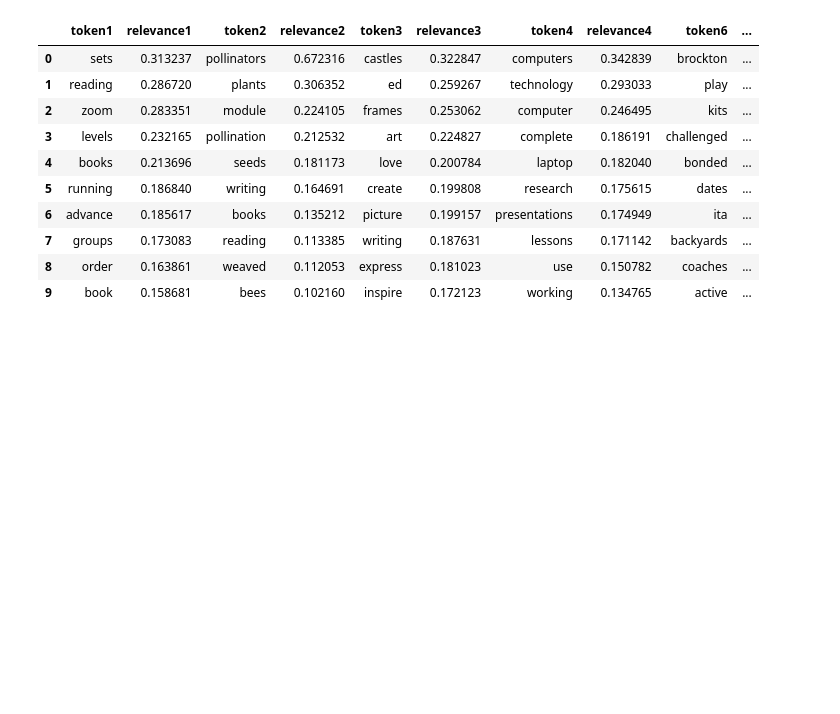
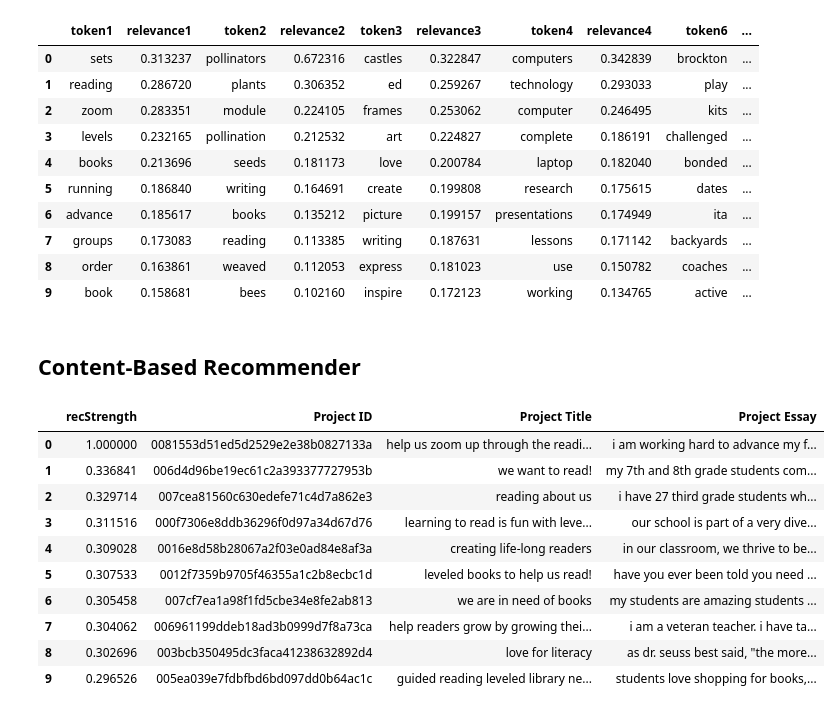
Before and after one commit to mwadegraff/DonorsChoose-io, a Jupyter notebook: DC EDA and Recommender.ipynb, the cells around one changed output. Cells and saved outputs as stored; diff of their text form; code cells hidden in the pictures; blank space fills up the shorter version.

```diff
--- a/DC EDA and Recommender.ipynb
+++ b/DC EDA and Recommender.ipynb
@@ -293,0 +321,3 @@ donations_test_indexed_df = donations_test_df.set_index('Donor ID')
+# %%
+donor_id= donations_df['Donor ID']
+project_id = donations_df['Project ID']
@@ -443,3 +569,54 @@ example_profiles.head(10)
 | 7 | groups | 0.173083 | reading | 0.113385 | writing | 0.187631 | lessons | 0.171142 | backyards | ... |
 | 8 | order | 0.163861 | weaved | 0.112053 | express | 0.181023 | use | 0.150782 | coaches | ... |
 | 9 | book | 0.158681 | bees | 0.102160 | inspire | 0.172123 | working | 0.134765 | active | ... |
+# %% [markdown]
+## Content-Based Recommender
+# %%
+class ContentBasedRecommender:
+
+    MODEL_NAME = 'Content-Based'
+
+    def __init__(self, projects=None):
+        self.project_ids = project_ids
+        self.projects = projects
+
+    def get_model_name(self):
+        return self.MODEL_NAME
+
+    def _get_similar_projects_to_donor_profile(self, donor_id, topn=1000):
+        #Computes the cosine similarity between the donor profile and all project profiles
+        cosine_similarities = cosine_similarity(donor_profiles[donor_id], tfidf_matrix)
+        #Gets the top similar projects
+        similar_indices = cosine_similarities.argsort().flatten()[-topn:]
+        #Sort the similar projects by similarity
+        similar_projects = sorted([(project_ids[i], cosine_similarities[0,i]) for i in similar_indices], key=lambda x: -x[1])
+        return similar_projects
+
+    def recommend_projects(self, donor_id, projects_to_ignore=[], topn=10, verbose=False):
+        similar_projects = self._get_similar_projects_to_donor_profile(donor_id)
+        #Ignores projects the donor has already donated
+        similar_projects_filtered = list(filter(lambda x: x[0] not in projects_to_ignore, similar_projects))
+
+        recommendations_df = pd.DataFrame(similar_projects_filtered, columns=['Project ID', 'recStrength']).head(topn)
+
+        recommendations_df = recommendations_df.merge(self.projects, how = 'left',
+                                                    left_on = 'Project ID',
+                                                    right_on = 'Project ID')[['recStrength', 'Project ID', 'Project Title', 'Project Essay']]
+
+
+        return recommendations_df
+# %%
+content_based_recommender_model = ContentBasedRecommender(projects)
+content_based_recommender_model.recommend_projects(donor1)
+# %% [output]
+|  | recStrength | Project ID | Project Title | Project Essay |
+| 0 | 1.000000 | 0081553d51ed5d2529e2e38b0827133a | help us zoom up through the readi... | i am working hard to advance my f... |
+| 1 | 0.336841 | 006d4d96be19ec61c2a393377727953b | we want to read! | my 7th and 8th grade students com... |
+| 2 | 0.329714 | 007cea81560c630edefe71c4d7a862e3 | reading about us | i have 27 third grade students wh... |
+| 3 | 0.311516 | 000f7306e8ddb36296f0d97a34d67d76 | learning to read is fun with leve... | our school is part of a very dive... |
+| 4 | 0.309028 | 0016e8d58b28067a2f03e0ad84e8af3a | creating life-long readers | in our classroom, we thrive to be... |
+| 5 | 0.307533 | 0012f7359b9705f46355a1c2b8ecbc1d | leveled books to help us read! | have you ever been told you need ... |
+| 6 | 0.305458 | 007cf7ea1a98f1fd5cbe34e8fe2ab813 | we are in need of books | my students are amazing students ... |
+| 7 | 0.304062 | 006961199ddeb18ad3b0999d7f8a73ca | help readers grow by growing thei... | i am a veteran teacher. i have ta... |
+| 8 | 0.302696 | 003bcb350495dc3faca41238632892d4 | love for literacy | as dr. seuss best said, "the more... |
+| 9 | 0.296526 | 005ea039e7fdbfbd6bd097dd0b64ac1c | guided reading leveled library ne... | students love shopping for books,... |
```
Also changed, not shown: parts of 44 cells of this notebook, 1 other file.
